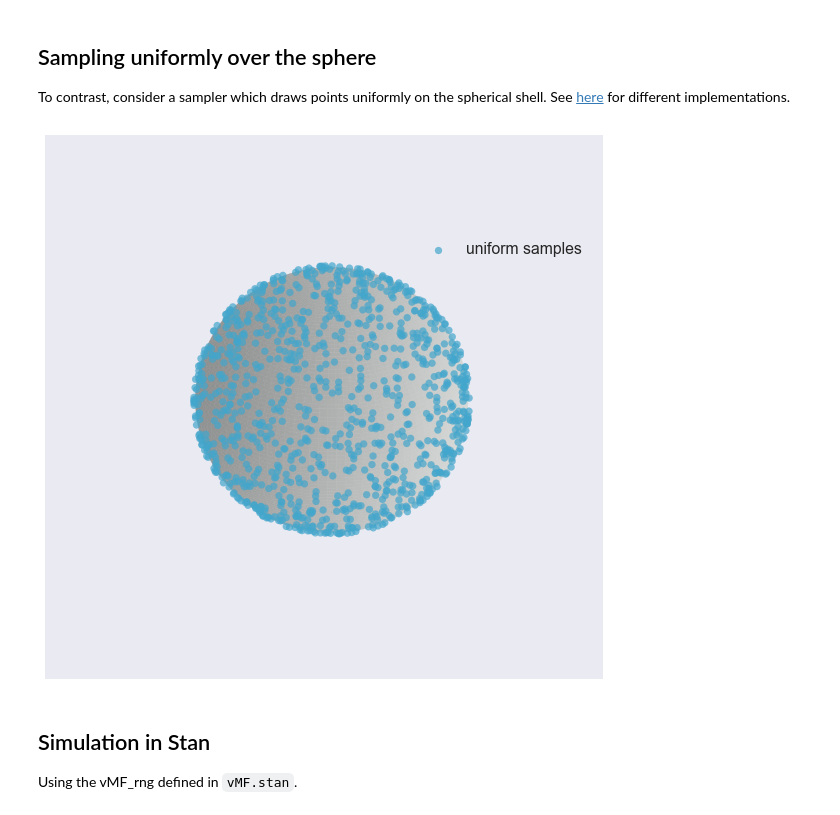
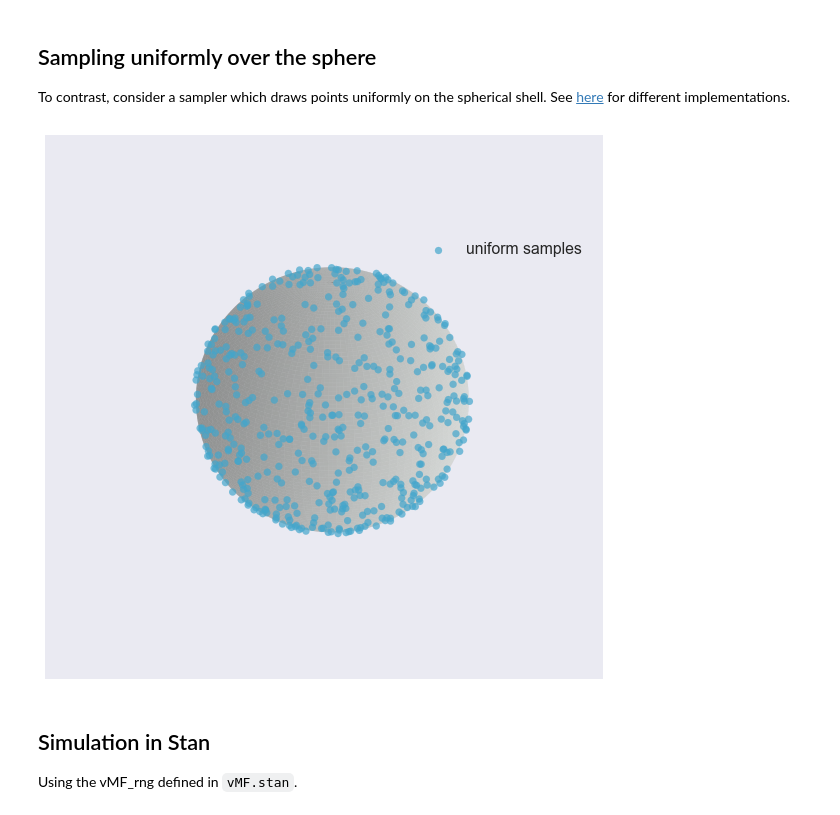
Before and after one commit to cescalara/vMF, a Jupyter notebook: sampling_from_vMF.ipynb, the cells around one changed output. Cells and saved outputs as stored; diff of their text form; code cells hidden in the pictures.

Commit message:
Fix num_samples to 500

```diff
--- a/sampling_from_vMF.ipynb
+++ b/sampling_from_vMF.ipynb
@@ -53,11 +53,10 @@ Sphere().plot(data = samples)
 To contrast, consider a sampler which draws points uniformly on the spherical shell. See [here](http://mathworld.wolfram.com/SpherePointPicking.html) for different implementations.
 # %%
 # sample uniformly over a unit sphere
-num_samples = 1000
-samples = Sphere().sample(1000)
+samples = Sphere().sample(num_samples)
 Sphere().plot(data = samples)
 # %% [output]
-[figure, old version]
+[figure, new version]
 # %% [markdown]
 ## Simulation in Stan
 
```
Also changed, not shown: parts of 2 cells of this notebook.
